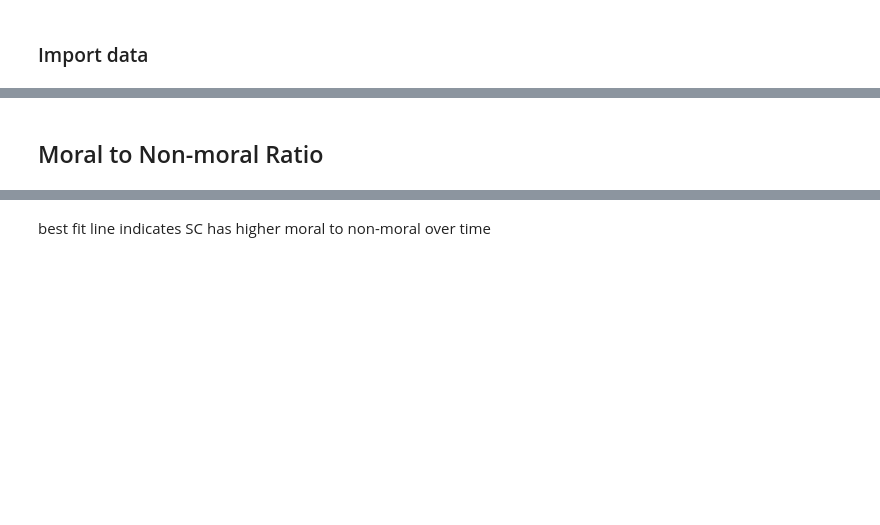
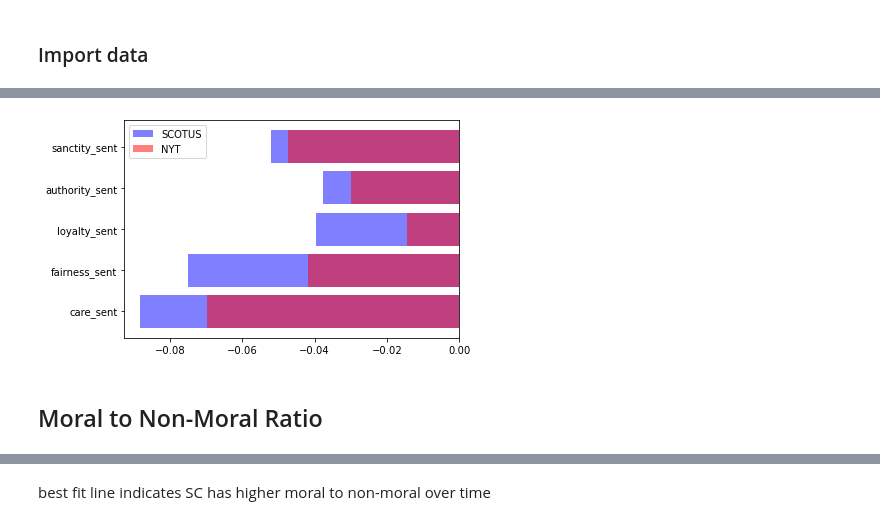
Before and after one commit to lprockop/NLPGroup10, a Jupyter notebook: PrelimAnalysis_(2) (1).ipynb, the cells around one changed output, grey strips where cells are left out. Cells and saved outputs as stored; diff of their text form; code cells hidden in the pictures; blank space fills up the shorter version.

```diff
--- a/PrelimAnalysis_(2) (1).ipynb
+++ b/PrelimAnalysis_(2) (1).ipynb
@@ -99,5 +73,16 @@ Processed: 35 100% |❤❤❤❤❤❤❤❤❤❤❤❤❤❤❤❤❤❤❤❤
 | 3 | 3 | Justice Rehnquist | dissenting | False | Roe v. Wade | 1973-01-22 | NaN | ... |
 | 4 | 4 | per_curiam | per_curiam | True | Poelker v. Doe | 1977-06-20 | NaN | ... |
 5 rows × 28 columns
+# %%
+sc_df_sub = sc_df[['care_sent', 'fairness_sent', 'loyalty_sent', 'authority_sent', 'sanctity_sent']]
+nyt_df_sub = nyt_df[['care_sent', 'fairness_sent', 'loyalty_sent', 'authority_sent', 'sanctity_sent']]
+
+plt.barh(nyt_df_sub.columns, nyt_df_sub.mean(), alpha=0.5, color='blue', label='SCOTUS')
+plt.barh(sc_df_sub.columns, sc_df_sub.mean(), alpha=0.5, color='red', label='NYT')
+plt.legend()
+plt.savefig('Output/avgsentscore.png')
+plt.show()
+# %% [output]
+[figure, added]
 # %% [markdown]
-## Moral to Non-moral Ratio
+## Moral to Non-Moral Ratio
```
Also changed, not shown: parts of 40 cells of this notebook, 19 other files.
